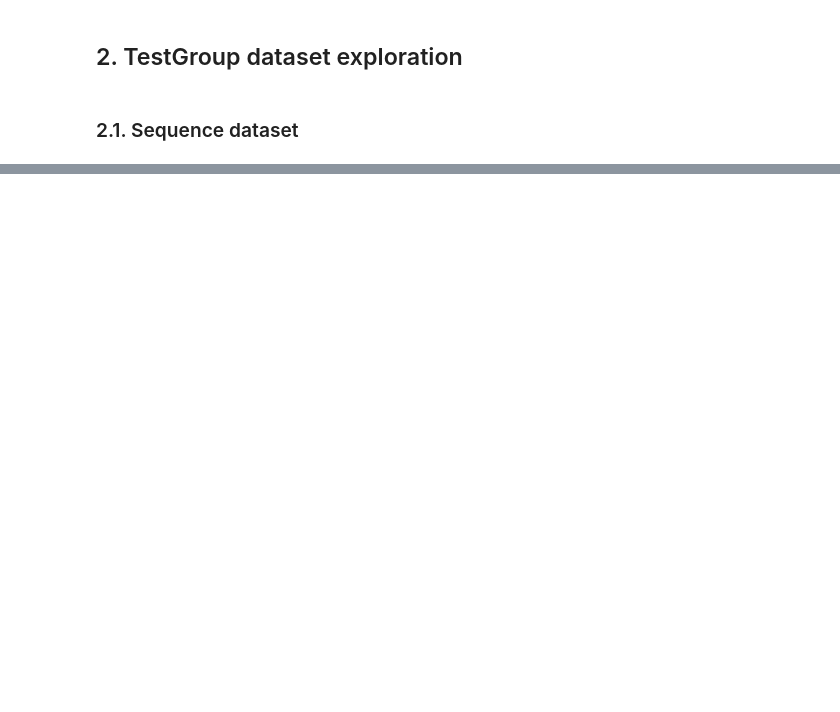
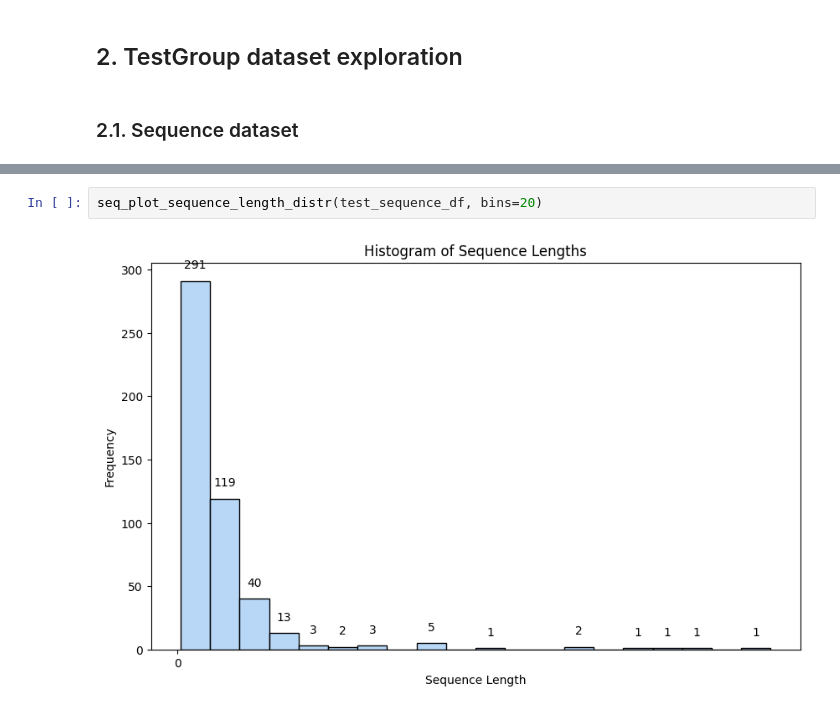
Before and after one commit to mgiordano/prot-mr-embeddings, a Jupyter notebook: corpus_prep/corpus_prep_exploration.ipynb, the cells around one changed output, grey strips where cells are left out. Saved outputs shown, nothing was run; the diff lists cells and outputs as text; blank space fills up the shorter version.

```diff
--- a/corpus_prep/corpus_prep_exploration.ipynb
+++ b/corpus_prep/corpus_prep_exploration.ipynb
@@ -112,0 +128,4 @@ plt.show()
+# %%
+seq_plot_sequence_length_distr(test_sequence_df, bins=20)
+# %% [output]
+[figure, added]
```
Also changed, not shown: parts of 22 cells of this notebook.
